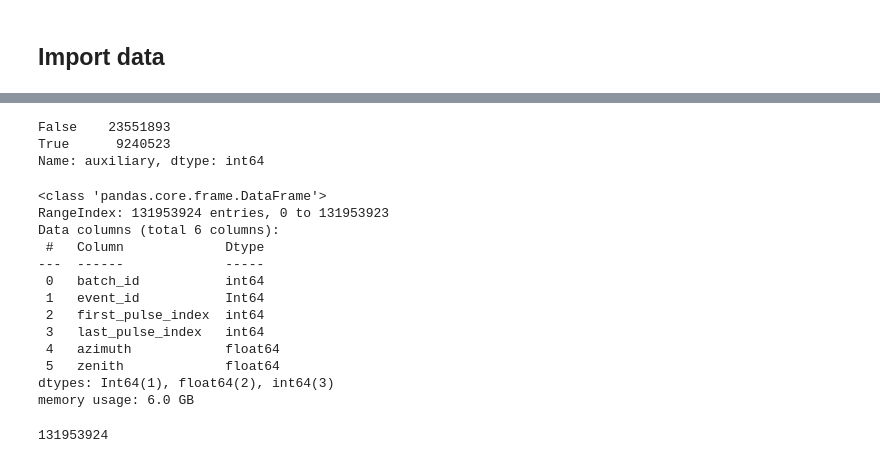
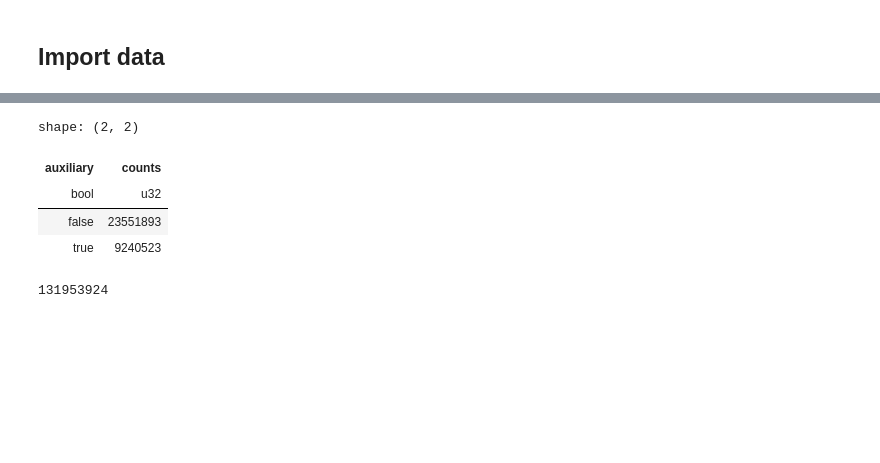
Before and after one commit to edenni/icecube, a Jupyter notebook: notebook/eda/overview.ipynb, the cells around one changed output, grey strips where cells are left out. Drawn from its saved outputs; the diff is of its cells as text; code cells hidden in the pictures; blank space fills up the shorter version.

```diff
--- a/notebook/eda/overview.ipynb
+++ b/notebook/eda/overview.ipynb
@@ -64,23 +67,9 @@ df_batch.head(10)
 # %%
-df_batch.auxiliary.value_counts()
+df_batch["auxiliary"].value_counts()
 # %% [output]
-False    23551893
-True      9240523
-Name: auxiliary, dtype: int64
+shape: (2, 2)
+| auxiliary | counts |
+| bool | u32 |
+| false | 23551893 |
+| true | 9240523 |
-# %%
-df_train_meta.info()
-# %% [output]
-<class 'pandas.core.frame.DataFrame'>
-RangeIndex: 131953924 entries, 0 to 131953923
-Data columns (total 6 columns):
- #   Column             Dtype
----  ------             -----
- 0   batch_id           int64
- 1   event_id           Int64
- 2   first_pulse_index  int64
- 3   last_pulse_index   int64
- 4   azimuth            float64
- 5   zenith             float64
-dtypes: Int64(1), float64(2), int64(3)
-memory usage: 6.0 GB
 # %%
```
Also changed, not shown: parts of 5 cells of this notebook.
